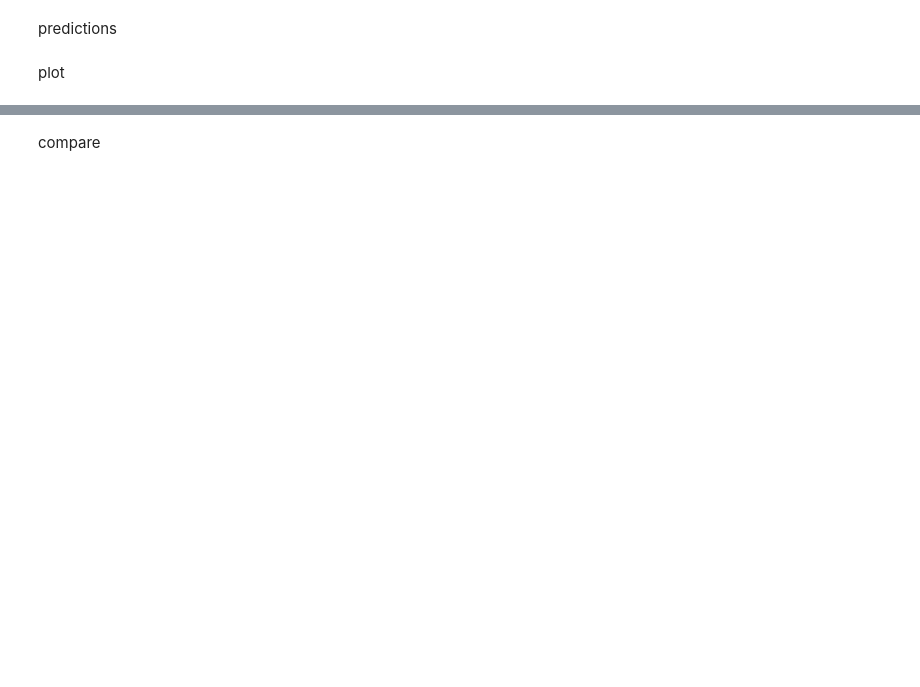
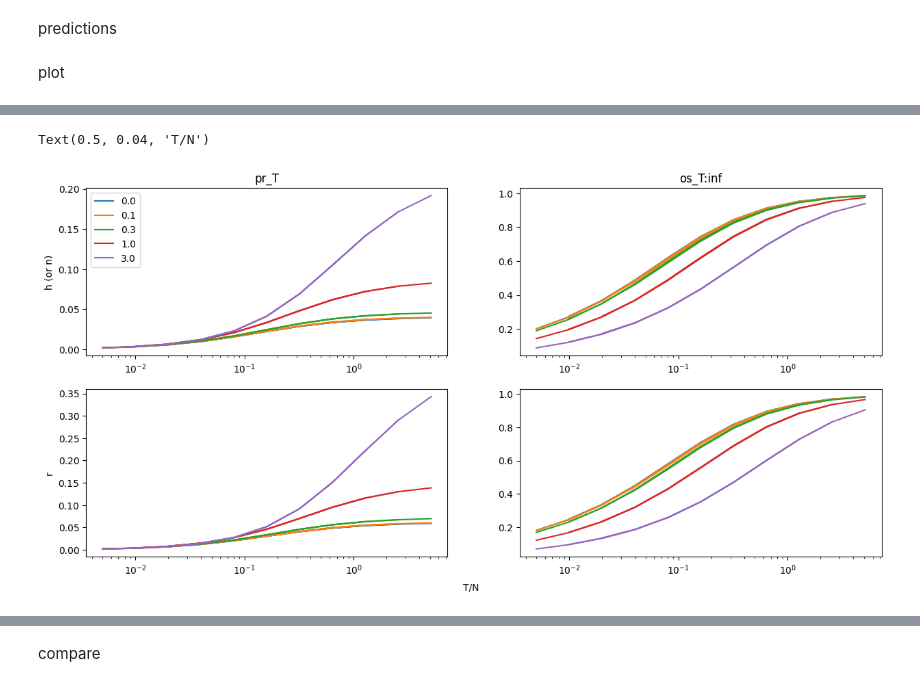
Before and after one commit to zhaoz0314/random-EI, a Jupyter notebook: pseudospatial/predictions.ipynb, the cells around one changed output, grey strips where cells are left out. Drawn from its saved outputs; the diff is of its cells as text; code cells hidden in the pictures; blank space fills up the shorter version.

```diff
--- a/pseudospatial/predictions.ipynb
+++ b/pseudospatial/predictions.ipynb
@@ -425,3 +365,31 @@ subfig_s[0, 1].legend()
+# %%
+[fig, subfig_s] = plt.subplots(2, 2, figsize = (15,7), squeeze = False)
+
+for activity_type_idx in range(2):
+  for ext_unscaled_std_idx in range(len(ext_unscaled_std_s)):
+    for part_n_idx in range(len(part_n_s)):
+      subfig_s[activity_type_idx, 0].plot(window_len_s / part_n_s[part_n_idx],
+                          prediction_s[ext_unscaled_std_idx][activity_type_idx][0][part_n_idx, :, 0],
+                          color = color_s[ext_unscaled_std_idx],
+                          label = ("{0:.1f}".format(ext_unscaled_std_s[ext_unscaled_std_idx])
+                                   if part_n_idx == 0 else ""))
+
+for activity_type_idx in range(2):
+  for ext_unscaled_std_idx in range(len(ext_unscaled_std_s)):
+    for part_n_idx in range(len(part_n_s)):
+      subfig_s[activity_type_idx, 1].plot(window_len_s / part_n_s[part_n_idx],
+                          prediction_s[ext_unscaled_std_idx][activity_type_idx][2][part_n_idx, :, 0],
+                          color = color_s[ext_unscaled_std_idx])
+
+subfig_s[0, 0].legend()
+subfig_s[0, 0].set(title = "pr_T", ylabel = activity_type_s[0], xscale = "log")
+subfig_s[0, 1].set(title = "os_T:inf", xscale = "log")
+subfig_s[1, 0].set(ylabel = activity_type_s[1], xscale = "log")
+subfig_s[1, 1].set(xscale = "log")
+fig.text(0.5, 0.04, "T/N", ha = "center")
+# %% [output]
+Text(0.5, 0.04, 'T/N')
+[figure, added]
 # %%
 legend_type_s = jnp.sort(jnp.unique(part_n_s / jnp.expand_dims(window_len_s, 1)))
 
```
Also changed, not shown: parts of 21 cells of this notebook.
